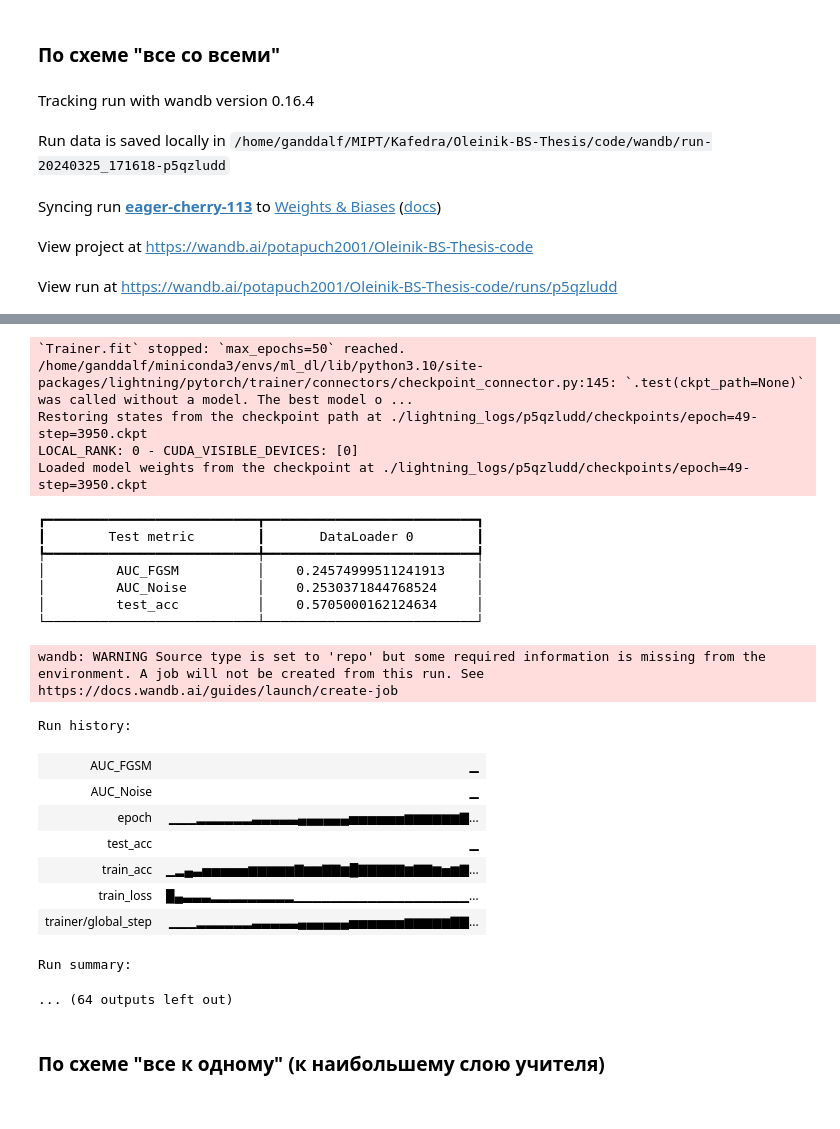
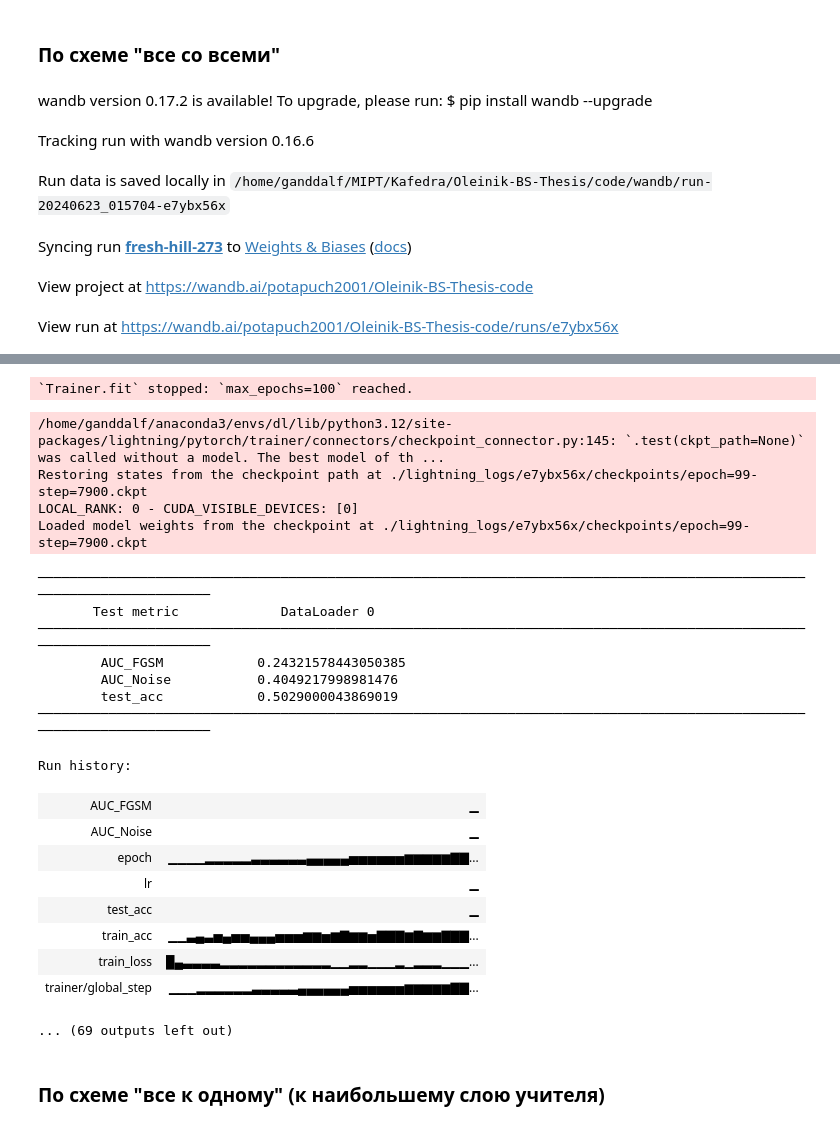
Before and after one commit to intsystems/Oleinik-BS-Thesis, a Jupyter notebook: code/run_wandb_experiments.ipynb, the cells around one changed output, grey strips where cells are left out. Drawn from its saved outputs; the diff is of its cells as text; code cells hidden in the pictures.

```diff
--- a/code/run_wandb_experiments.ipynb
+++ b/code/run_wandb_experiments.ipynb
@@ -22,7 +22,7 @@ Files already downloaded and verified
 # %% [markdown]
 ### Модель Tiny
 # %%
-for _ in range(2):
+for _ in range(5):
     with wandb.init() as run:
         wandb.log({
             "model_name": "tiny",
@@ -80,7 +75,7 @@ Run history:
 # %% [markdown]
 ### Модель VeryTiny
 # %%
-for _ in range(2):
+for _ in range(5):
     with wandb.init() as run:
         wandb.log({
             "model_name": "very_tiny",
@@ -140,9 +140,9 @@ for _ in range(5):
             "model_name": "very_tiny",
             "distillation_type": "hinton",
         })
-        teacher = Base_Model.load_from_checkpoint("./lightning_logs/l99e61hx/checkpoints/epoch=49-step=3950.ckpt", model=Cifar_Tiny(10)).model
+        teacher = Base_Model.load_from_checkpoint("./lightning_logs/bov6ycbq/checkpoints/epoch=99-step=7900.ckpt", model=Cifar_Tiny(10)).model
         model = Hinton_Distillation(student=Cifar_Very_Tiny(10), teacher=teacher)
-        trainer = L.Trainer(max_epochs=50, logger=WandbLogger(), inference_mode=False)
+        trainer = L.Trainer(max_epochs=100, logger=WandbLogger(), inference_mode=False)
         trainer.fit(model=model, train_dataloaders=train_loader)
         trainer.test(dataloaders=test_loader)
 # %% [output]
@@ -210,9 +210,9 @@ for _ in range(5):
             "model_name": "very_tiny",
             "distillation_type": "one_to_one",
         })
-        teacher = Base_Model.load_from_checkpoint("./lightning_logs/l99e61hx/checkpoints/epoch=49-step=3950.ckpt", model=Cifar_Tiny(10)).model
+        teacher = Base_Model.load_from_checkpoint("./lightning_logs/bov6ycbq/checkpoints/epoch=99-step=7900.ckpt", model=Cifar_Tiny(10)).model
         model = All_Connections_Distillation(student=Cifar_Very_Tiny(10), teacher=teacher, coeffs=coeffs_one_to_one)
-        trainer = L.Trainer(max_epochs=50, logger=WandbLogger(), inference_mode=False)
+        trainer = L.Trainer(max_epochs=100, logger=WandbLogger(), inference_mode=False)
         trainer.fit(model=model, train_dataloaders=train_loader)
         trainer.test(dataloaders=test_loader)
 # %% [output]
@@ -269,17 +269,18 @@ for _ in range(5):
             "model_name": "very_tiny",
             "distillation_type": "all_to_all",
         })
-        teacher = Base_Model.load_from_checkpoint("./lightning_logs/l99e61hx/checkpoints/epoch=49-step=3950.ckpt", model=Cifar_Tiny(10)).model
+        teacher = Base_Model.load_from_checkpoint("./lightning_logs/bov6ycbq/checkpoints/epoch=99-step=7900.ckpt", model=Cifar_Tiny(10)).model
         model = All_Connections_Distillation(student=Cifar_Very_Tiny(10), teacher=teacher, coeffs=coeffs_all_to_all)
-        trainer = L.Trainer(max_epochs=50, logger=WandbLogger(), inference_mode=False)
+        trainer = L.Trainer(max_epochs=100, logger=WandbLogger(), inference_mode=False)
         trainer.fit(model=model, train_dataloaders=train_loader)
         trainer.test(dataloaders=test_loader)
 # %% [output]
-Tracking run with wandb version 0.16.4
+wandb version 0.17.2 is available! To upgrade, please run: $ pip install wandb --upgrade
-Run data is saved locally in /home/ganddalf/MIPT/Kafedra/Oleinik-BS-Thesis/code/wandb/run-20240325_171618-p5qzludd
+Tracking run with wandb version 0.16.6
-Syncing run eager-cherry-113 to Weights & Biases (docs)
+Run data is saved locally in /home/ganddalf/MIPT/Kafedra/Oleinik-BS-Thesis/code/wandb/run-20240623_015704-e7ybx56x
-View project at https://wandb.ai/potapuch2001/Oleinik-BS-Thesis-code
+Syncing run fresh-hill-273 to Weights & Biases (docs)
-View run at https://wandb.ai/potapuch2001/Oleinik-BS-Thesis-code/runs/p5qzludd
+View project at https://wandb.ai/potapuch2001/Oleinik-BS-Thesis-code
+View run at https://wandb.ai/potapuch2001/Oleinik-BS-Thesis-code/runs/e7ybx56x
 GPU available: True (cuda), used: True
 TPU available: False, using: 0 TPU cores
 IPU available: False, using: 0 IPUs
@@ -288,38 +289,37 @@ HPU available: False, using: 0 HPUs
 LOCAL_RANK: 0 - CUDA_VISIBLE_DEVICES: [0]
 
   | Name    | Type             | Params
 ---------------------------------------------
 0 | student | Cifar_Very_Tiny  | 15.1 K
 1 | teacher | Cifar_Tiny       | 58.0 K
 2 | loss    | CrossEntropyLoss | 0
 ---------------------------------------------
 15.1 K    Trainable params
 58.0 K    Non-trainable params
 73.0 K    Total params
 0.292     Total estimated model params size (MB)
-`Trainer.fit` stopped: `max_epochs=50` reached.
-/home/ganddalf/miniconda3/envs/ml_dl/lib/python3.10/site-packages/lightning/pytorch/trainer/connectors/checkpoint_connector.py:145: `.test(ckpt_path=None)` was called without a model. The best model o ...
-Restoring states from the checkpoint path at ./lightning_logs/p5qzludd/checkpoints/epoch=49-step=3950.ckpt
-LOCAL_RANK: 0 - CUDA_VISIBLE_DEVICES: [0]
-Loaded model weights from the checkpoint at ./lightning_logs/p5qzludd/checkpoints/epoch=49-step=3950.ckpt
+`Trainer.fit` stopped: `max_epochs=100` reached.
-┏━━━━━━━━━━━━━━━━━━━━━━━━━━━┳━━━━━━━━━━━━━━━━━━━━━━━━━━━┓
-┃        Test metric        ┃       DataLoader 0        ┃
-┡━━━━━━━━━━━━━━━━━━━━━━━━━━━╇━━━━━━━━━━━━━━━━━━━━━━━━━━━┩
-│         AUC_FGSM          │    0.24574999511241913    │
-│         AUC_Noise         │    0.2530371844768524     │
-│         test_acc          │    0.5705000162124634     │
-└───────────────────────────┴───────────────────────────┘
+/home/ganddalf/anaconda3/envs/dl/lib/python3.12/site-packages/lightning/pytorch/trainer/connectors/checkpoint_connector.py:145: `.test(ckpt_path=None)` was called without a model. The best model of th ...
+Restoring states from the checkpoint path at ./lightning_logs/e7ybx56x/checkpoints/epoch=99-step=7900.ckpt
+LOCAL_RANK: 0 - CUDA_VISIBLE_DEVICES: [0]
+Loaded model weights from the checkpoint at ./lightning_logs/e7ybx56x/checkpoints/epoch=99-step=7900.ckpt
-wandb: WARNING Source type is set to 'repo' but some required information is missing from the environment. A job will not be created from this run. See https://docs.wandb.ai/guides/launch/create-job
+────────────────────────────────────────────────────────────────────────────────────────────────────────────────────────
+       Test metric             DataLoader 0
+────────────────────────────────────────────────────────────────────────────────────────────────────────────────────────
+        AUC_FGSM            0.24321578443050385
+        AUC_Noise           0.4049217998981476
+        test_acc            0.5029000043869019
+────────────────────────────────────────────────────────────────────────────────────────────────────────────────────────
 Run history:
 | AUC_FGSM | ▁ |
 | AUC_Noise | ▁ |
-| epoch | ▁▁▁▂▂▂▂▂▂▃▃▃▃▃▄▄▄▄▄▄▅▅▅▅▅▅▆▆▆▆▆▆▇... |
+| epoch | ▁▁▁▁▂▂▂▂▂▃▃▃▃▃▃▄▄▄▄▄▅▅▅▅▅▅▆▆▆▆▆▇▇... |
+| lr | ▁ |
 | test_acc | ▁ |
-| train_acc | ▁▂▄▃▅▅▅▅▅▆▆▆▆▆▇▆▆▇▇▆█▇▇▇▇▇▆▇▇▆▅▆▇... |
-| train_loss | █▄▃▃▃▂▂▂▂▂▂▂▂▂▁▁▁▁▁▁▁▁▁▁▁▁▁▁▁▁▁▁▁... |
+| train_acc | ▁▁▃▄▃▅▄▅▅▄▄▄▅▅▅▆▆▅▆▇▆▆▅▇▇▇▆▇▆▆▇▇▇... |
+| train_loss | █▄▃▃▃▃▂▂▂▂▂▂▂▂▂▂▂▂▁▁▂▂▁▁▁▂▁▂▂▂▁▁▁... |
 | trainer/global_step | ▁▁▁▂▂▂▂▂▂▃▃▃▃▃▄▄▄▄▄▄▅▅▅▅▅▅▆▆▆▆▆▇▇... |
-Run summary:
+... (69 outputs left out)
-... (64 outputs left out)
 # %% [markdown]
 ### По схеме "все к одному" (к наибольшему слою учителя)
 # %%
```
Also changed, not shown: parts of 11 cells of this notebook, 1 other file.
